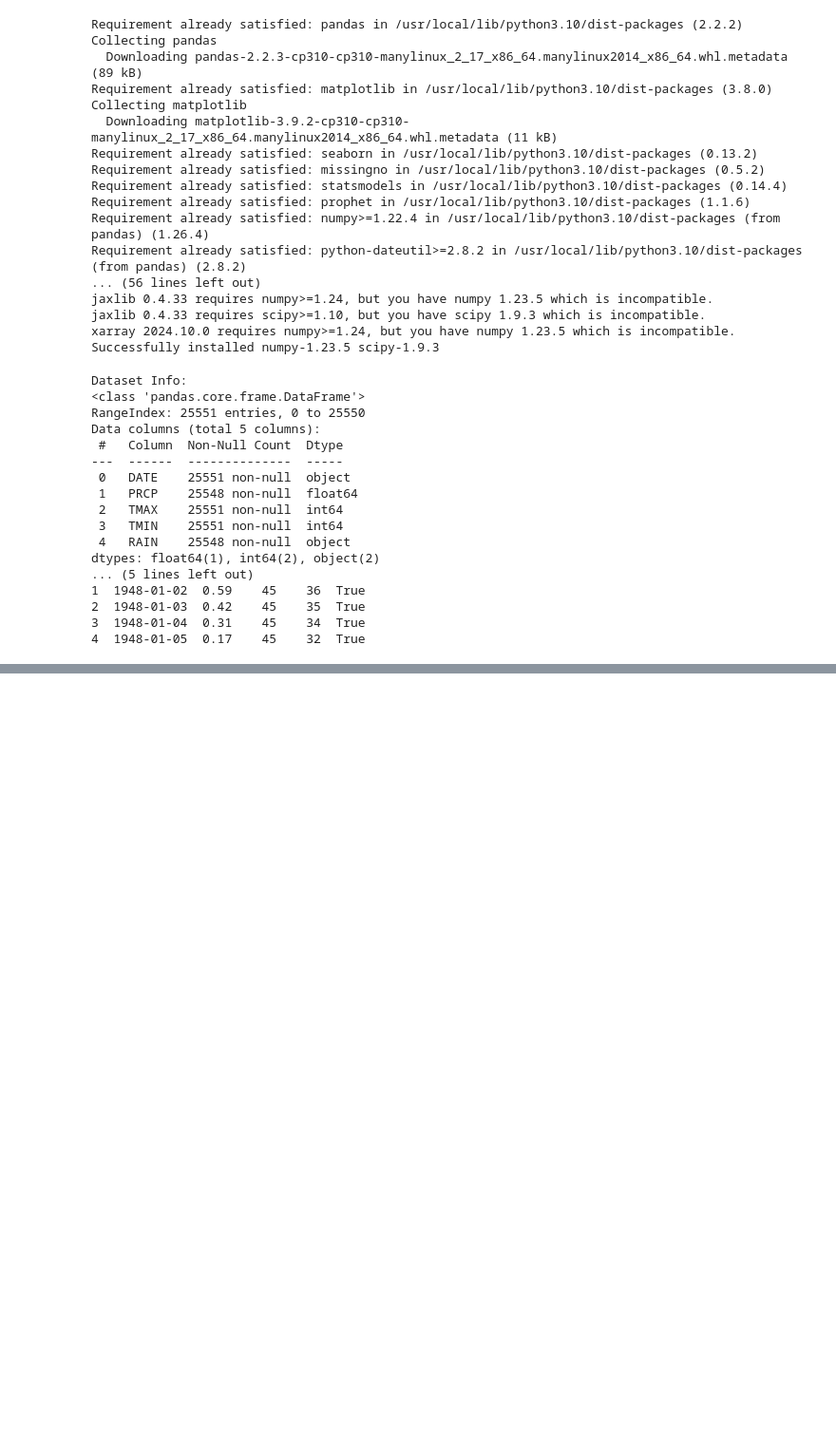
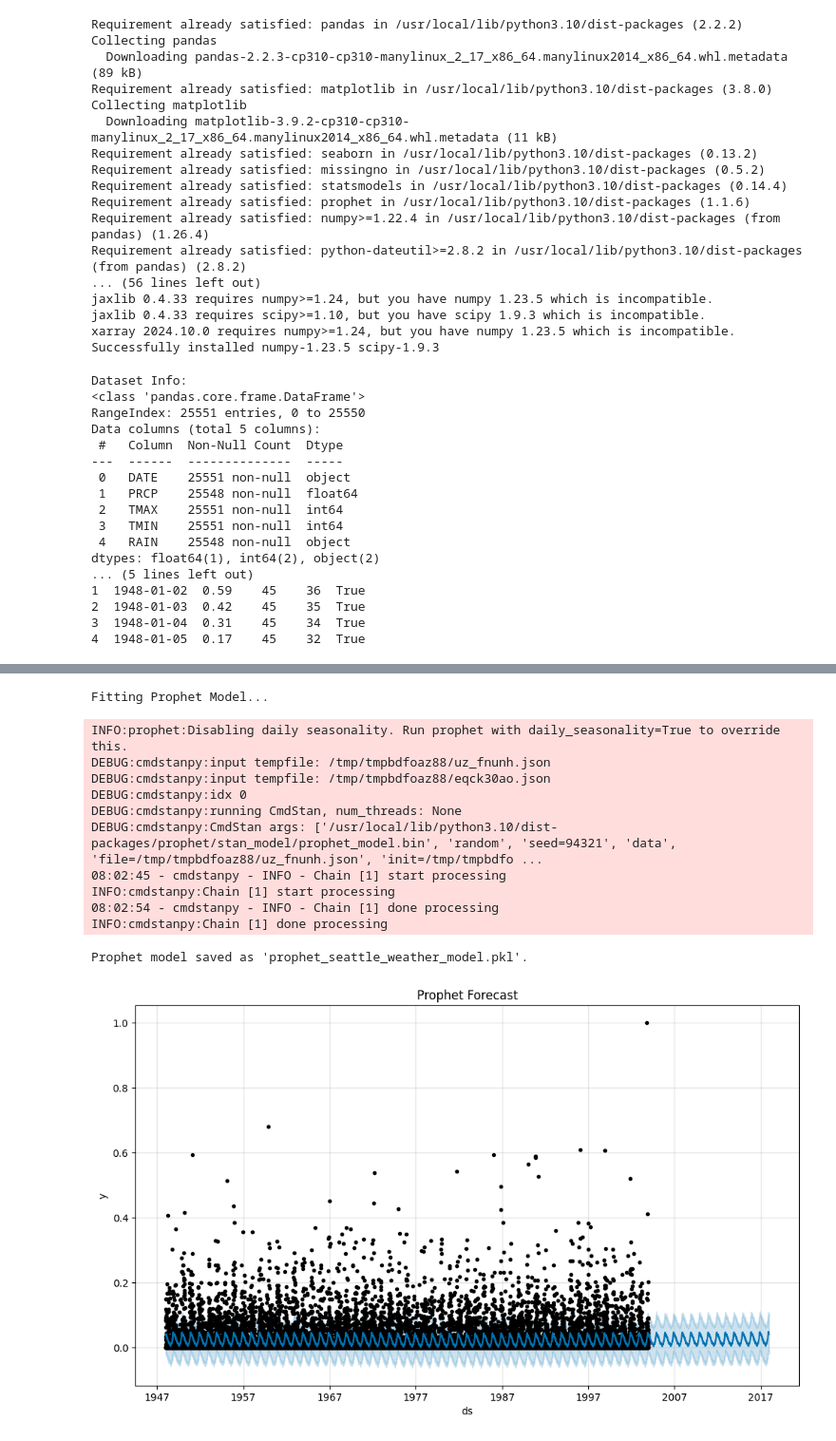
Before and after one commit to NisargPraj/CMPE-255-Data-Mining-Nisarg-Prajapati, a Jupyter notebook: Data preparation, eda, visualizatoin assignment/Time Series/Seattle_Weather_Dataset_EDA_and_Preprocessing.ipynb, the cells around one changed output, grey strips where cells are left out. Shown: that part at 95% size. Drawn from its saved outputs; the diff is of its cells as text; code cells hidden in the pictures; blank space fills up the shorter version.

```diff
--- a/Data preparation, eda, visualizatoin assignment/Time Series/Seattle_Weather_Dataset_EDA_and_Preprocessing.ipynb
+++ b/Data preparation, eda, visualizatoin assignment/Time Series/Seattle_Weather_Dataset_EDA_and_Preprocessing.ipynb
@@ -167,0 +59,18 @@ Applying Isolation Forest for Anomaly Detection...
+# %%
+# Handle missing values
+print("\nHandling Missing Values...")
+data.fillna(method='ffill', inplace=True)
+
+# Convert 'DATE' column to datetime and set as index
+data['DATE'] = pd.to_datetime(data['DATE'])
+data.set_index('DATE', inplace=True)
+
+# Normalize numerical features
+print("\nNormalizing Numerical Features...")
+scaler = MinMaxScaler()
+numeric_features = ['PRCP', 'TMAX', 'TMIN']
+data[numeric_features] = scaler.fit_transform(data[numeric_features])
+
+# Save the processed data
+data.to_csv("processed_seattle_weather.csv", index=True)
+print("\nProcessed data saved as 'processed_seattle_weather.csv'.")
@@ -233,0 +118,34 @@ INFO:cmdstanpy:Chain [1] done processing
+# %%
+# Prepare data for Prophet
+print("\nFitting Prophet Model...")
+prophet_data = data_forecasting.reset_index().rename(columns={'DATE': 'ds', 'PRCP': 'y'})
+train_prophet, test_prophet = prophet_data[:train_size], prophet_data[train_size:]
+
+prophet_model = Prophet()
+prophet_model.fit(train_prophet)
+
+future = prophet_model.make_future_dataframe(periods=len(test_prophet))
+forecast = prophet_model.predict(future)
+
+# Save the Prophet model
+joblib.dump(prophet_model, "prophet_seattle_weather_model.pkl")
+print("\nProphet model saved as 'prophet_seattle_weather_model.pkl'.")
+
+# Plot Prophet results
+prophet_model.plot(forecast)
+plt.title("Prophet Forecast")
+plt.show()
+# %% [output]
+Fitting Prophet Model...
+INFO:prophet:Disabling daily seasonality. Run prophet with daily_seasonality=True to override this.
+DEBUG:cmdstanpy:input tempfile: /tmp/tmpbdfoaz88/uz_fnunh.json
+DEBUG:cmdstanpy:input tempfile: /tmp/tmpbdfoaz88/eqck30ao.json
+DEBUG:cmdstanpy:idx 0
+DEBUG:cmdstanpy:running CmdStan, num_threads: None
+DEBUG:cmdstanpy:CmdStan args: ['/usr/local/lib/python3.10/dist-packages/prophet/stan_model/prophet_model.bin', 'random', 'seed=94321', 'data', 'file=/tmp/tmpbdfoaz88/uz_fnunh.json', 'init=/tmp/tmpbdfo ...
+08:02:45 - cmdstanpy - INFO - Chain [1] start processing
+INFO:cmdstanpy:Chain [1] start processing
+08:02:54 - cmdstanpy - INFO - Chain [1] done processing
+INFO:cmdstanpy:Chain [1] done processing
+Prophet model saved as 'prophet_seattle_weather_model.pkl'.
+[figure, added]
```
Also changed, not shown: parts of 7 cells of this notebook.
